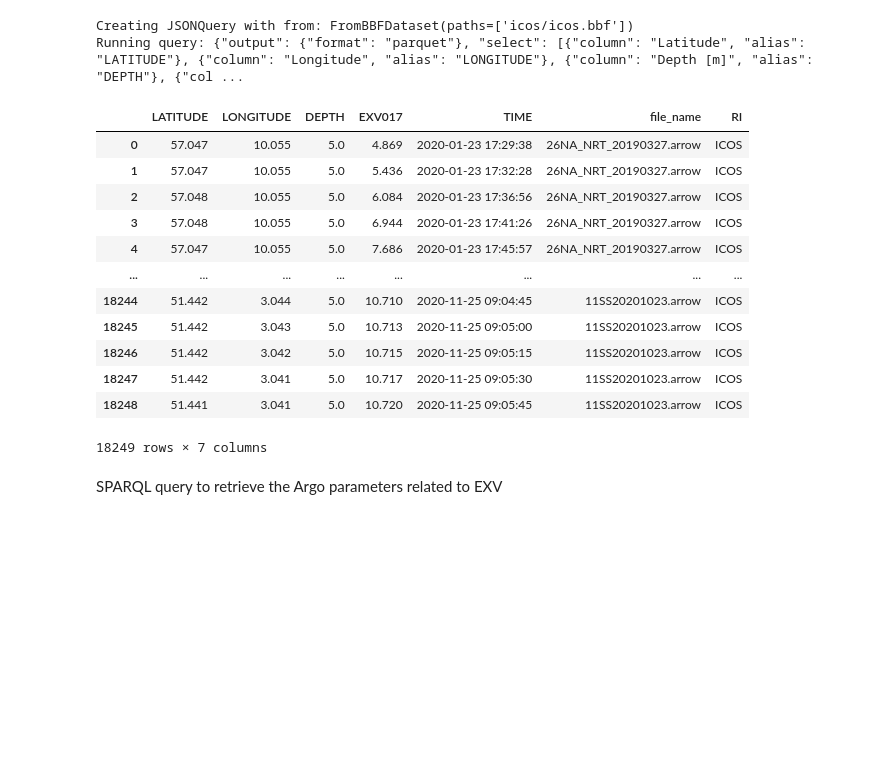
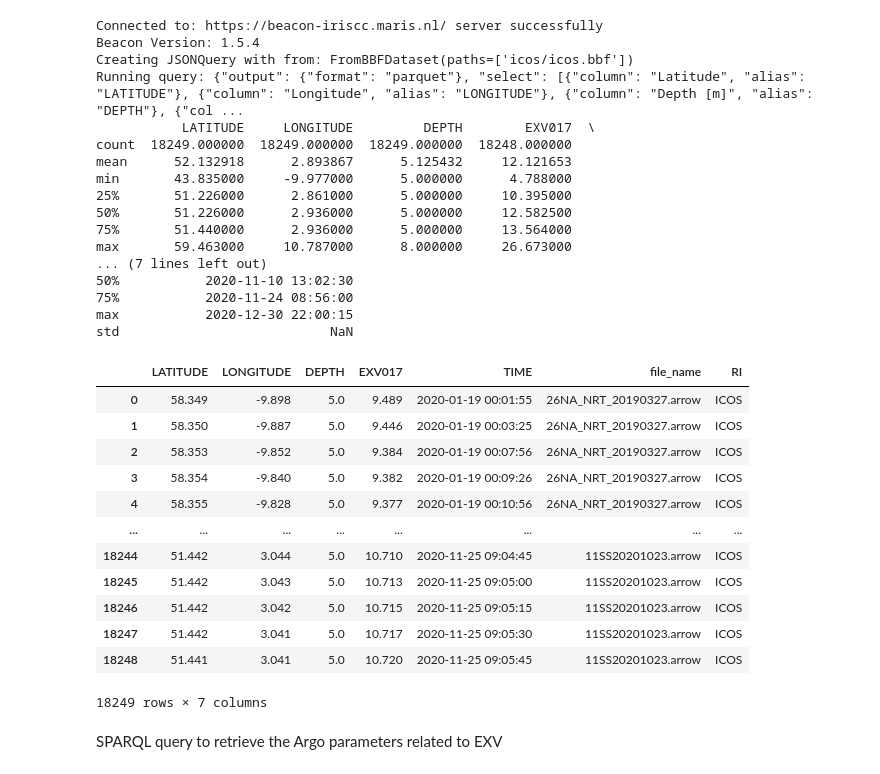
Before and after one commit to QCDIS/ECVs, a Jupyter notebook: codebase/ECV17.ipynb, the cells around one changed output. Drawn from its saved outputs; the diff is of its cells as text; code cells hidden in the pictures; blank space fills up the shorter version.

```diff
--- a/codebase/ECV17.ipynb
+++ b/codebase/ECV17.ipynb
@@ -65,35 +118,54 @@ Running query: {"output": {"format": "parquet"}, "select": [{"column": "LONGITUD
 1459311 rows × 9 columns
 # %%
+ICOS_client = Client("https://beacon-iriscc.maris.nl")
+
 datasets_ICOS = ICOS_client.list_datasets()
 
 df_ICOS = (
         datasets_ICOS['icos/icos.bbf']
         .query()
         .add_select_column("Latitude", "LATITUDE")
         .add_select_column("Longitude", "LONGITUDE")
         .add_select_column("Depth [m]", "DEPTH")
         .add_select_column("Temp [degC]", "EXV017")
         .add_select_column("Date/Time", "TIME")
         .add_select_column("__entry_key", "file_name")
-        .add_range_filter("LONGITUDE", region[0], region[1])
-        .add_range_filter("LATITUDE", region[2], region[3])
-        .add_range_filter("TIME", time[0], time[1])
-        .add_range_filter("DEPTH", depth[0], depth[1])
+        .add_range_filter("LONGITUDE", param_region[0], param_region[1])
+        .add_range_filter("LATITUDE",  param_region[2], param_region[3])
+        .add_range_filter("TIME",      param_time[0],   param_time[1])
+        .add_range_filter("DEPTH",     param_depth[0],  param_depth[1])
         .add_is_not_null_filter("DEPTH")
         .to_pandas_dataframe()
     )
 
 df_ICOS['RI'] = "ICOS"
+
+print(df_ICOS.describe())
 df_ICOS
 # %% [output]
+Connected to: https://beacon-iriscc.maris.nl/ server successfully
+Beacon Version: 1.5.4
 Creating JSONQuery with from: FromBBFDataset(paths=['icos/icos.bbf'])
 Running query: {"output": {"format": "parquet"}, "select": [{"column": "Latitude", "alias": "LATITUDE"}, {"column": "Longitude", "alias": "LONGITUDE"}, {"column": "Depth [m]", "alias": "DEPTH"}, {"col ...
+           LATITUDE     LONGITUDE         DEPTH        EXV017  \
+count  18249.000000  18249.000000  18249.000000  18248.000000
+mean      52.132918      2.893867      5.125432     12.121653
+min       43.835000     -9.977000      5.000000      4.788000
+25%       51.226000      2.861000      5.000000     10.395000
+50%       51.226000      2.936000      5.000000     12.582500
+75%       51.440000      2.936000      5.000000     13.564000
+max       59.463000     10.787000      8.000000     26.673000
+... (7 lines left out)
+50%           2020-11-10 13:02:30
+75%           2020-11-24 08:56:00
+max           2020-12-30 22:00:15
+std                           NaN
 |  | LATITUDE | LONGITUDE | DEPTH | EXV017 | TIME | file_name | RI |
-| 0 | 57.047 | 10.055 | 5.0 | 4.869 | 2020-01-23 17:29:38 | 26NA_NRT_20190327.arrow | ICOS |
-| 1 | 57.047 | 10.055 | 5.0 | 5.436 | 2020-01-23 17:32:28 | 26NA_NRT_20190327.arrow | ICOS |
-| 2 | 57.048 | 10.055 | 5.0 | 6.084 | 2020-01-23 17:36:56 | 26NA_NRT_20190327.arrow | ICOS |
-| 3 | 57.048 | 10.055 | 5.0 | 6.944 | 2020-01-23 17:41:26 | 26NA_NRT_20190327.arrow | ICOS |
-| 4 | 57.047 | 10.055 | 5.0 | 7.686 | 2020-01-23 17:45:57 | 26NA_NRT_20190327.arrow | ICOS |
+| 0 | 58.349 | -9.898 | 5.0 | 9.489 | 2020-01-19 00:01:55 | 26NA_NRT_20190327.arrow | ICOS |
+| 1 | 58.350 | -9.887 | 5.0 | 9.446 | 2020-01-19 00:03:25 | 26NA_NRT_20190327.arrow | ICOS |
+| 2 | 58.353 | -9.852 | 5.0 | 9.384 | 2020-01-19 00:07:56 | 26NA_NRT_20190327.arrow | ICOS |
+| 3 | 58.354 | -9.840 | 5.0 | 9.382 | 2020-01-19 00:09:26 | 26NA_NRT_20190327.arrow | ICOS |
+| 4 | 58.355 | -9.828 | 5.0 | 9.377 | 2020-01-19 00:10:56 | 26NA_NRT_20190327.arrow | ICOS |
 | ... | ... | ... | ... | ... | ... | ... | ... |
 | 18244 | 51.442 | 3.044 | 5.0 | 10.710 | 2020-11-25 09:04:45 | 11SS20201023.arrow | ICOS |
 | 18245 | 51.442 | 3.043 | 5.0 | 10.713 | 2020-11-25 09:05:00 | 11SS20201023.arrow | ICOS |
```
Also changed, not shown: parts of 10 cells of this notebook, 1 other file.
